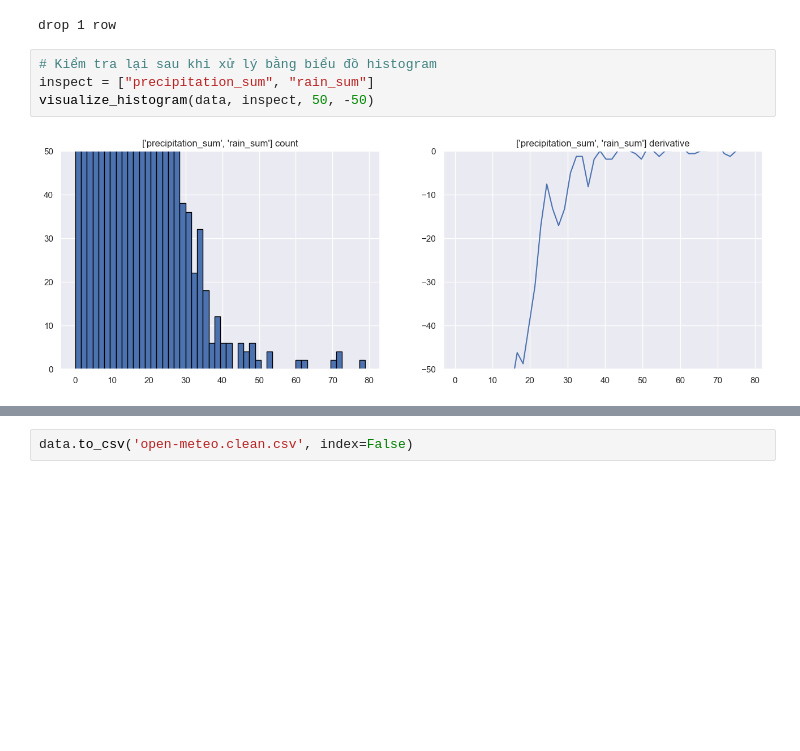
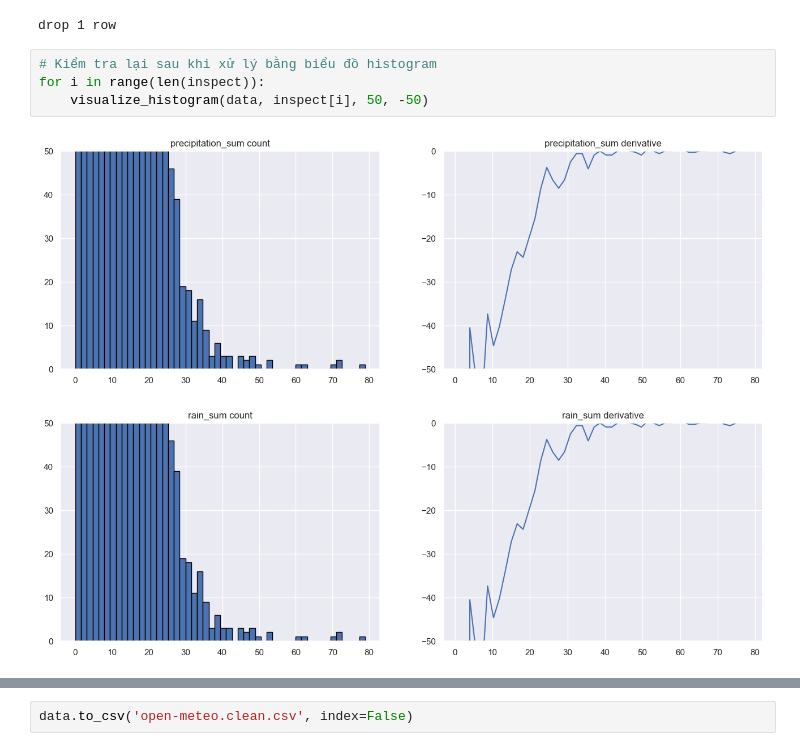
Before and after one commit to icarus7185/weather_analysis, a Jupyter notebook: preprocessing.ipynb, the cells around one changed output, grey strips where cells are left out. Cells and saved outputs as stored; diff of their text form; blank space fills up the shorter version.

```diff
--- a/preprocessing.ipynb
+++ b/preprocessing.ipynb
@@ -175,8 +175,9 @@ print(f"drop {len(rows_to_drop_index)} row")
 drop 1 row
 # %%
 # Kiểm tra lại sau khi xử lý bằng biểu đồ histogram
-inspect = ["precipitation_sum", "rain_sum"]
-visualize_histogram(data, inspect, 50, -50)
+for i in range(len(inspect)):
+    visualize_histogram(data, inspect[i], 50, -50)
 # %% [output]
-[figure, old version]
+[figure, new version]
+[figure, added]
 # %%
```
Also changed, not shown: parts of 3 cells of this notebook, 6 other files.
